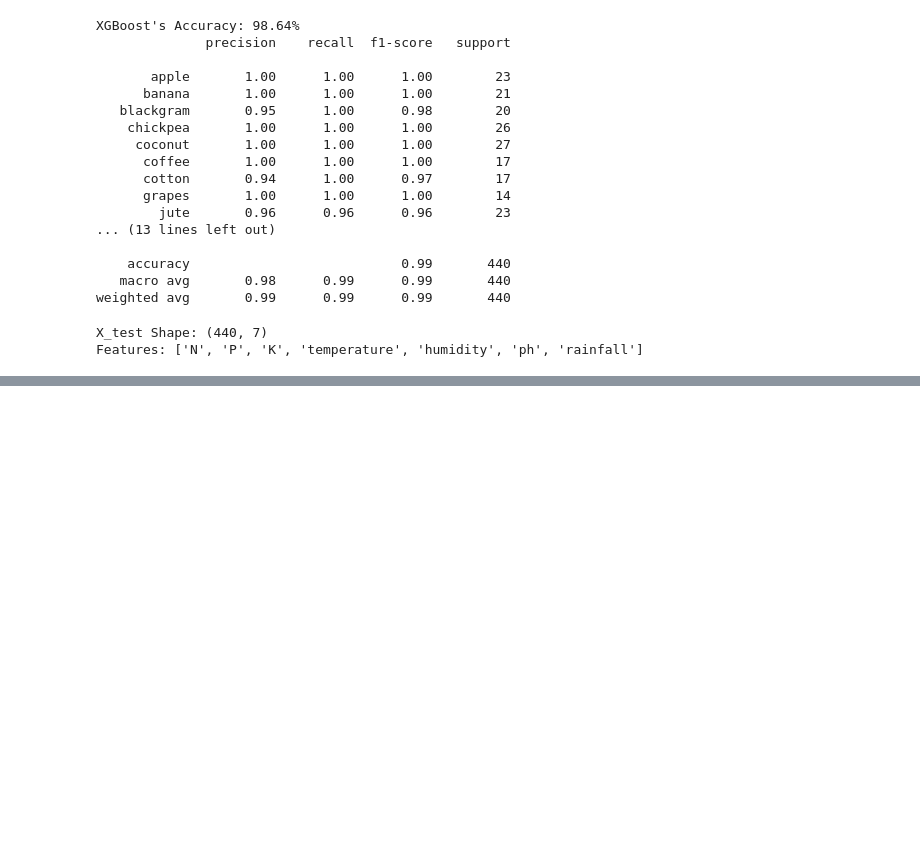
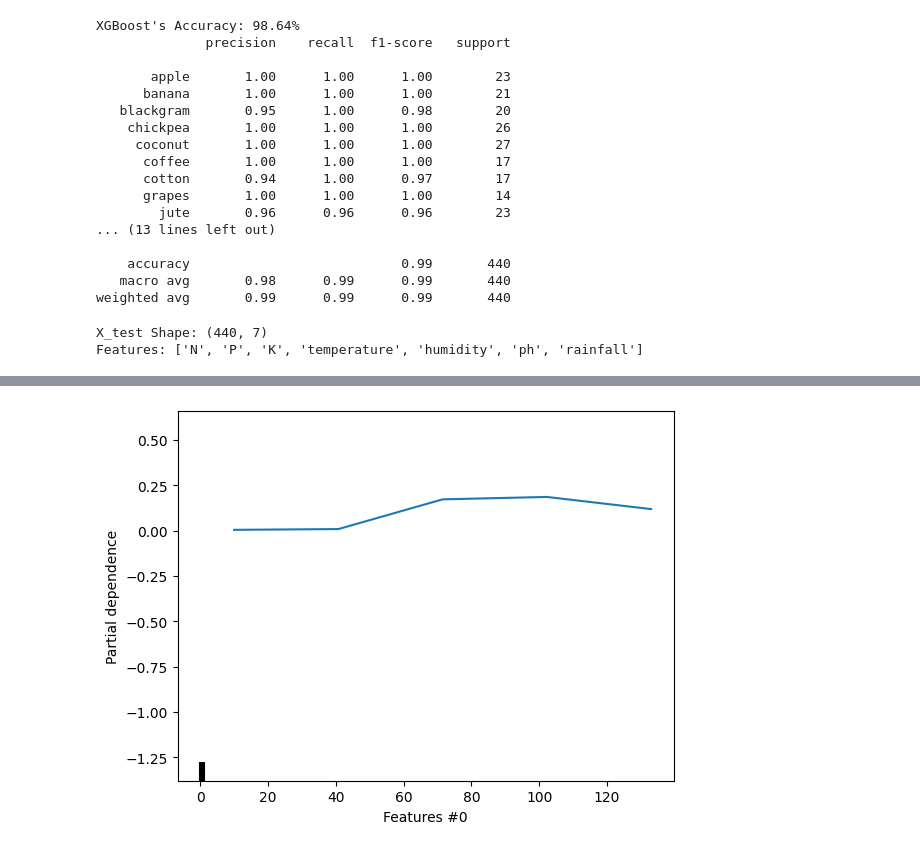
Before and after one commit to zauchi/cropRecommendation, a Jupyter notebook: Crop_Recommendation_XGBoost_SHAP.ipynb, the cells around one changed output, grey strips where cells are left out. Saved outputs shown, nothing was run; the diff lists cells and outputs as text; code cells hidden in the pictures; blank space fills up the shorter version.

```diff
--- a/Crop_Recommendation_XGBoost_SHAP.ipynb
+++ b/Crop_Recommendation_XGBoost_SHAP.ipynb
@@ -135,0 +90,14 @@ IndexError: too many indices for array: array is 2-dimensional, but 3 were index
+# %%
+features, feature_names = [(0,)], [f"Features #{i}" for i in range(X.shape[1])]
+deciles = {0: np.linspace(0, 1, num=5)}
+pd_results = partial_dependence(
+    XB, X, features=1, kind="average", grid_resolution=5)
+
+display = PartialDependenceDisplay(
+    [pd_results], features=features, feature_names=feature_names,
+    target_idx=0, deciles=deciles)
+
+display.plot(pdp_lim={1: (-1.38, 0.66)})
+plt.show()
+# %% [output]
+[figure, added]
```
Also changed, not shown: parts of 9 cells of this notebook.
